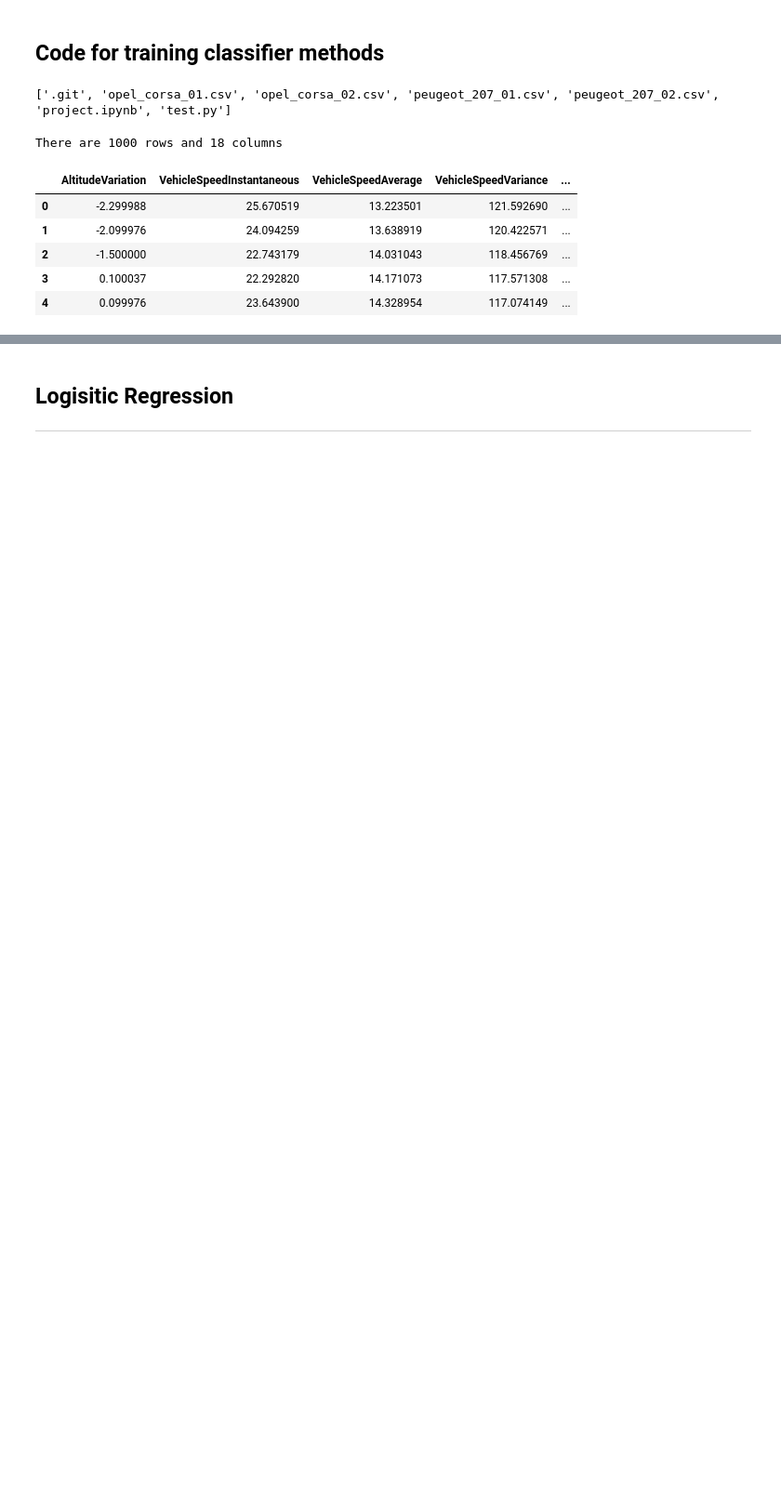
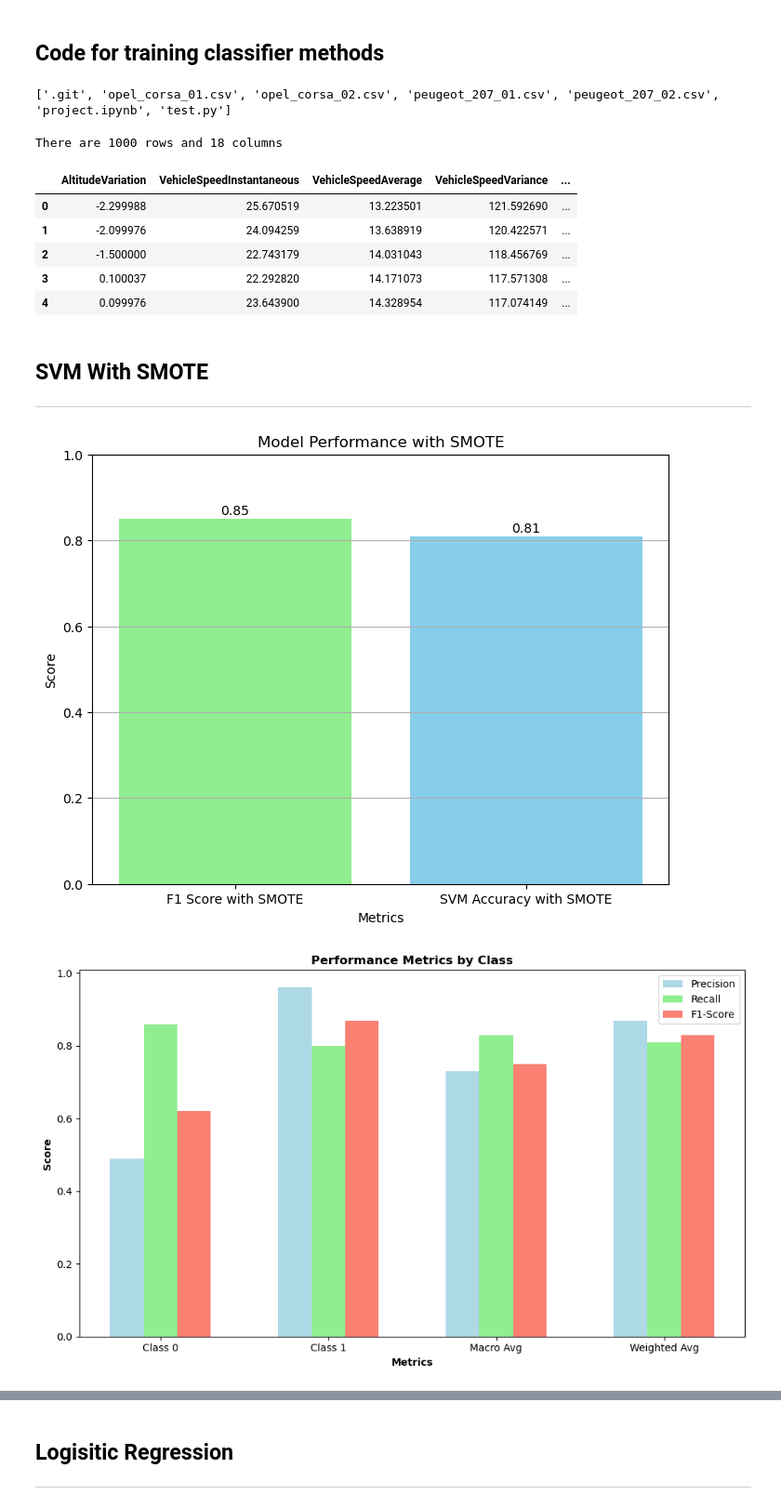
Before and after one commit to PedroFCode/Comparing-Classifier-Methods, a Jupyter notebook: project.ipynb, the cells around one changed output, grey strips where cells are left out. Shown: that part at 93% size. Drawn from its saved outputs; the diff is of its cells as text; code cells hidden in the pictures; blank space fills up the shorter version.

Commit message:
Visualising

```diff
--- a/project.ipynb
+++ b/project.ipynb
@@ -96,3 +96,69 @@ There are 1000 rows and 18 columns
 | 2 | -1.500000 | 22.743179 | 14.031043 | 118.456769 | ... |
 | 3 | 0.100037 | 22.292820 | 14.171073 | 117.571308 | ... |
 | 4 | 0.099976 | 23.643900 | 14.328954 | 117.074149 | ... |
+# %% [markdown]
+## SVM With SMOTE
+
+****
+# %%
+# Values taken from training model in 'test.py'
+# Used only for visualisation
+# For an unknown reason SMOTE only works in 'test.py'
+
+import numpy as np
+import matplotlib.pyplot as plt
+
+# Define the metrics and their values
+metrics = ['F1 Score with SMOTE', 'SVM Accuracy with SMOTE']
+values = [0.85, 0.8096590909090909]
+
+# Create the bar chart
+plt.figure(figsize=(8, 6))
+plt.bar(metrics, values, color=['lightgreen', 'skyblue'])
+plt.title('Model Performance with SMOTE')
+plt.xlabel('Metrics')
+plt.ylabel('Score')
+plt.ylim(0, 1)  # Set y-axis limit to ensure consistent scaling
+plt.grid(axis='y')
+
+# Add the values on top of the bars
+for i, value in enumerate(values):
+    plt.text(i, value + 0.01, str(round(value, 2)), ha='center')
+
+# Show the plot
+plt.show()
+
+import numpy as np
+import matplotlib.pyplot as plt
+
+# Define the classes and their corresponding metrics
+classes = ['Class 0', 'Class 1', 'Macro Avg', 'Weighted Avg']
+precision = [0.49, 0.96, 0.73, 0.87]
+recall = [0.86, 0.80, 0.83, 0.81]
+f1_score = [0.62, 0.87, 0.75, 0.83]
+
+# Set the x-axis positions of the bars
+x_pos = np.arange(len(classes))
+
+# Set the width of the bars
+bar_width = 0.2
+
+# Create the vertical bar chart
+plt.figure(figsize=(10, 6))
+plt.bar(x_pos - bar_width, precision, width=bar_width, color='lightblue', label='Precision')
+plt.bar(x_pos, recall, width=bar_width, color='lightgreen', label='Recall')
+plt.bar(x_pos + bar_width, f1_score, width=bar_width, color='salmon', label='F1-Score')
+
+# Add labels, title, and legend
+plt.xlabel('Metrics', fontweight='bold')
+plt.xticks(x_pos, classes)
+plt.ylabel('Score', fontweight='bold')
+plt.title('Performance Metrics by Class', fontweight='bold')
+plt.legend()
+
+# Show the plot
+plt.tight_layout()
+plt.show()
+# %% [output]
+[figure, added]
+[figure, added]
```
Also changed, not shown: parts of 12 cells of this notebook, 2 other files.
